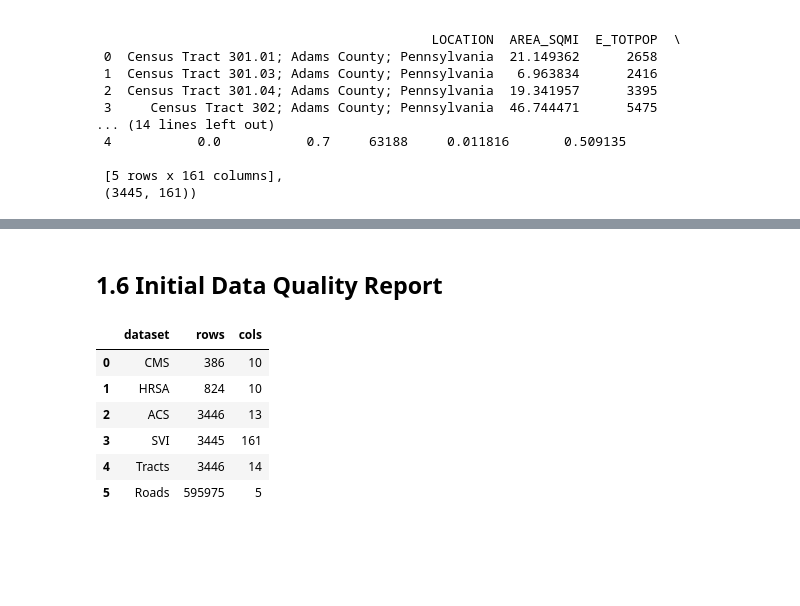
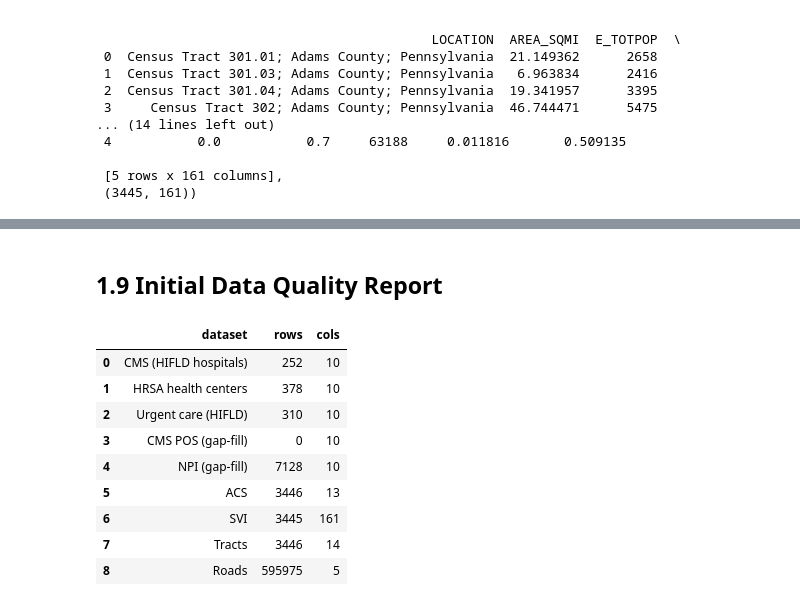
Before and after one commit to Strzalaa/DS440-Capstone-Project, a Jupyter notebook: notebooks/01_data_collection.ipynb, the cells around one changed output, grey strips where cells are left out. Saved outputs shown, nothing was run; the diff lists cells and outputs as text; code cells hidden in the pictures; blank space fills up the shorter version.

```diff
--- a/notebooks/01_data_collection.ipynb
+++ b/notebooks/01_data_collection.ipynb
@@ -72,0 +90,3 @@ Fetching PA health centers from NPI Registry...
+# %%
+urgent_df = download_urgent_care_data(DATA_RAW)
+urgent_df.head(), urgent_df.shape
@@ -72,0 +118,3 @@ Fetching PA health centers from NPI Registry...
+# %%
+pos_df = download_cms_pos_data(DATA_RAW)
+pos_df.head(), pos_df.shape
@@ -72,0 +132,3 @@ Fetching PA health centers from NPI Registry...
+# %%
+npi_df = download_npi_gapfill(DATA_RAW)
+npi_df.head(), npi_df.shape
@@ -158,22 +238,28 @@ tracts_gdf.head(2), roads_gdf.head(2), (tracts_gdf.shape, roads_gdf.shape)
 # %% [markdown]
-## 1.6 Initial Data Quality Report
+## 1.9 Initial Data Quality Report
 # %%
 quality_report = pd.DataFrame(
     [
-        {"dataset": "CMS", "rows": len(cms_df), "cols": cms_df.shape[1]},
-        {"dataset": "HRSA", "rows": len(hrsa_df), "cols": hrsa_df.shape[1]},
+        {"dataset": "CMS (HIFLD hospitals)", "rows": len(cms_df), "cols": cms_df.shape[1]},
+        {"dataset": "HRSA health centers", "rows": len(hrsa_df), "cols": hrsa_df.shape[1]},
+        {"dataset": "Urgent care (HIFLD)", "rows": len(urgent_df), "cols": urgent_df.shape[1]},
+        {"dataset": "CMS POS (gap-fill)", "rows": len(pos_df), "cols": pos_df.shape[1]},
+        {"dataset": "NPI (gap-fill)", "rows": len(npi_df), "cols": npi_df.shape[1]},
         {"dataset": "ACS", "rows": len(acs_df), "cols": acs_df.shape[1]},
         {"dataset": "SVI", "rows": len(svi_df), "cols": svi_df.shape[1]},
         {"dataset": "Tracts", "rows": len(tracts_gdf), "cols": tracts_gdf.shape[1]},
         {"dataset": "Roads", "rows": len(roads_gdf), "cols": roads_gdf.shape[1]},
     ]
 )
 quality_report
 # %% [output]
 |  | dataset | rows | cols |
-| 0 | CMS | 386 | 10 |
-| 1 | HRSA | 824 | 10 |
-| 2 | ACS | 3446 | 13 |
-| 3 | SVI | 3445 | 161 |
-| 4 | Tracts | 3446 | 14 |
-| 5 | Roads | 595975 | 5 |
+| 0 | CMS (HIFLD hospitals) | 252 | 10 |
+| 1 | HRSA health centers | 378 | 10 |
+| 2 | Urgent care (HIFLD) | 310 | 10 |
+| 3 | CMS POS (gap-fill) | 0 | 10 |
+| 4 | NPI (gap-fill) | 7128 | 10 |
+| 5 | ACS | 3446 | 13 |
+| 6 | SVI | 3445 | 161 |
+| 7 | Tracts | 3446 | 14 |
+| 8 | Roads | 595975 | 5 |
```
Also changed, not shown: parts of 18 cells of this notebook, 10 other files.
